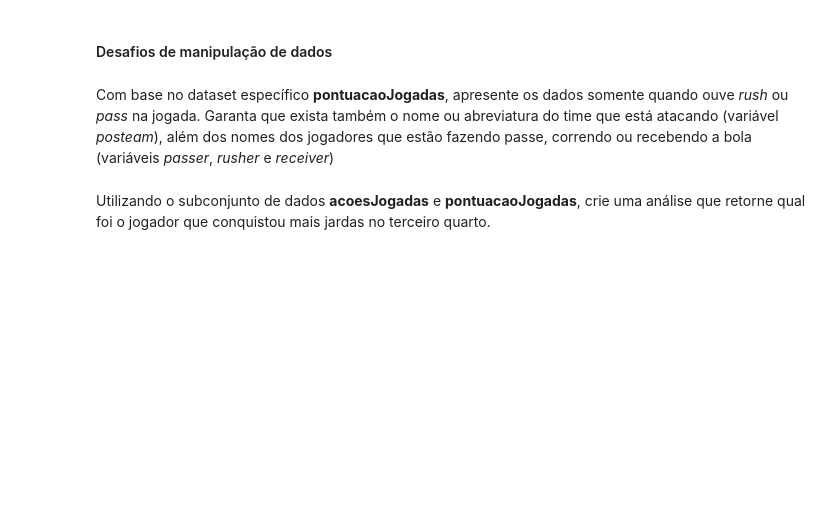
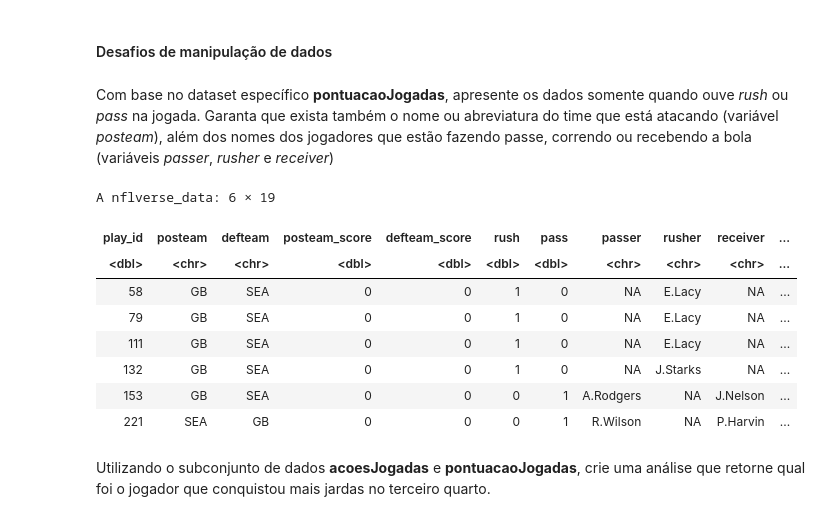
Before and after one commit to MillenRodrigues/Atividade-T7, a Jupyter notebook: Trilha7_ExercicioAprofundamento.ipynb, the cells around one changed output. Cells and saved outputs as stored; diff of their text form; code cells hidden in the pictures; blank space fills up the shorter version.

Commit message:
Resolvendo desafios de manipulação de dados

```diff
--- a/Trilha7_ExercicioAprofundamento.ipynb
+++ b/Trilha7_ExercicioAprofundamento.ipynb
@@ -337,2 +358,20 @@ Com base no dataset específico **pontuacaoJogadas**, apresente os dados somente
+# %%
+#filtra dados relevantes
+pontuacaoRushPass <-
+  pontuacaoJogadas %>% # dataset escolhido
+  filter((rush == 1 & !is.na(rusher)) | (pass == 1 & !is.na(passer) & !is.na(receiver))) %>% # rush ou pass com jogadores preenchidos
+  filter(!is.na(posteam)) # time atacante está preenchido
+# exibe uma amostra amostra
+head(pontuacaoRushPass)
+# %% [output]
+A nflverse_data: 6 × 19
+| play_id | posteam | defteam | posteam_score | defteam_score | rush | pass | passer | rusher | receiver | ... |
+| <dbl> | <chr> | <chr> | <dbl> | <dbl> | <dbl> | <dbl> | <chr> | <chr> | <chr> | ... |
+| 58 | GB | SEA | 0 | 0 | 1 | 0 | NA | E.Lacy | NA | ... |
+| 79 | GB | SEA | 0 | 0 | 1 | 0 | NA | E.Lacy | NA | ... |
+| 111 | GB | SEA | 0 | 0 | 1 | 0 | NA | E.Lacy | NA | ... |
+| 132 | GB | SEA | 0 | 0 | 1 | 0 | NA | J.Starks | NA | ... |
+| 153 | GB | SEA | 0 | 0 | 0 | 1 | A.Rodgers | NA | J.Nelson | ... |
+| 221 | SEA | GB | 0 | 0 | 0 | 1 | R.Wilson | NA | P.Harvin | ... |
 # %% [markdown]
 Utilizando o subconjunto de dados **acoesJogadas** e **pontuacaoJogadas**, crie uma análise que retorne qual foi o jogador que conquistou mais jardas no terceiro quarto.
```
Also changed, not shown: parts of 12 cells of this notebook.
